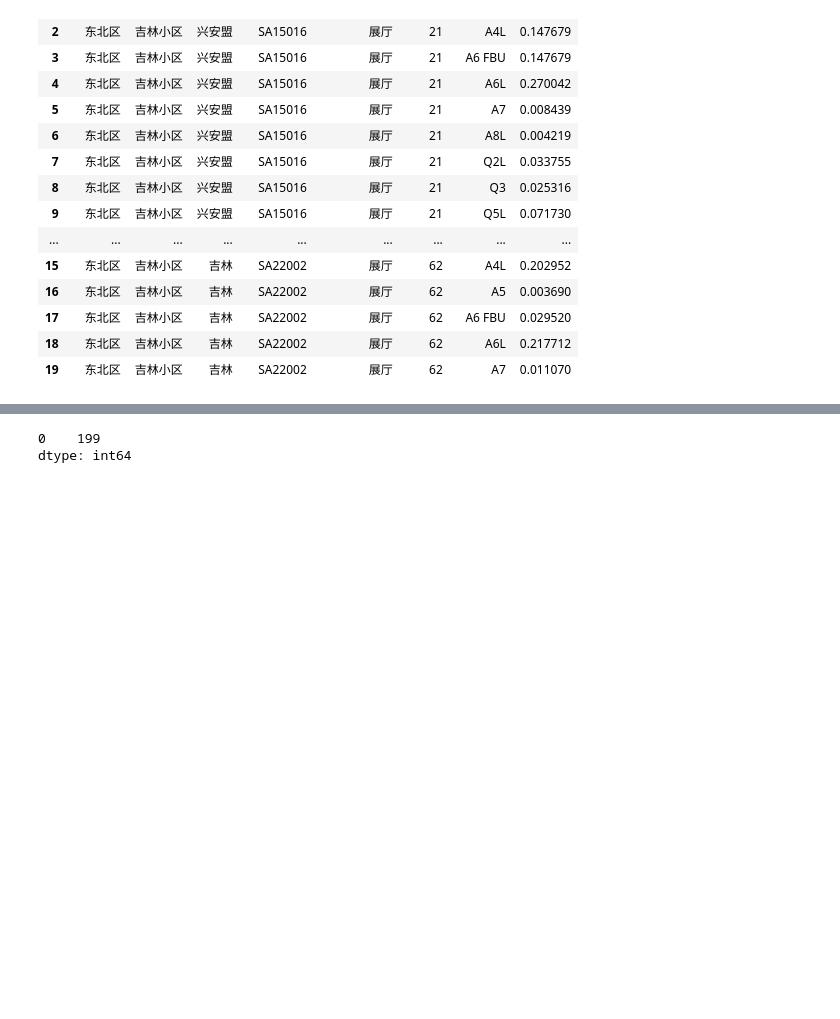
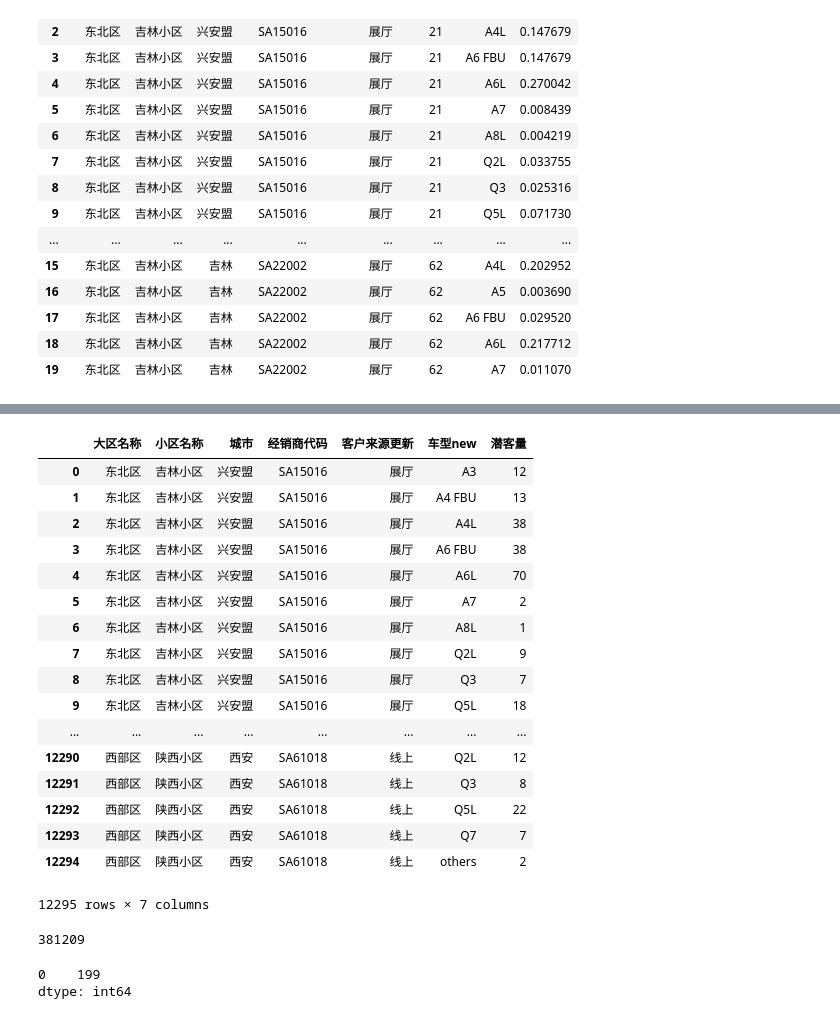
Before and after one commit to orinbai/notebook, a Jupyter notebook: missval.ipynb, the cells around one changed output, grey strips where cells are left out. Drawn from its saved outputs; the diff is of its cells as text; code cells hidden in the pictures; blank space fills up the shorter version.

```diff
--- a/missval.ipynb
+++ b/missval.ipynb
@@ -378,3 +300,28 @@ datatmp.head(200)
+# %%
+dataEsti.groupby(['大区名称', '小区名称', '城市', '经销商代码', '客户来源更新','车型new'])['潜客量'].sum().reset_index()
+# %% [output]
+|  | 大区名称 | 小区名称 | 城市 | 经销商代码 | 客户来源更新 | 车型new | 潜客量 |
+| 0 | 东北区 | 吉林小区 | 兴安盟 | SA15016 | 展厅 | A3 | 12 |
+| 1 | 东北区 | 吉林小区 | 兴安盟 | SA15016 | 展厅 | A4 FBU | 13 |
+| 2 | 东北区 | 吉林小区 | 兴安盟 | SA15016 | 展厅 | A4L | 38 |
+| 3 | 东北区 | 吉林小区 | 兴安盟 | SA15016 | 展厅 | A6 FBU | 38 |
+| 4 | 东北区 | 吉林小区 | 兴安盟 | SA15016 | 展厅 | A6L | 70 |
+| 5 | 东北区 | 吉林小区 | 兴安盟 | SA15016 | 展厅 | A7 | 2 |
+| 6 | 东北区 | 吉林小区 | 兴安盟 | SA15016 | 展厅 | A8L | 1 |
+| 7 | 东北区 | 吉林小区 | 兴安盟 | SA15016 | 展厅 | Q2L | 9 |
+| 8 | 东北区 | 吉林小区 | 兴安盟 | SA15016 | 展厅 | Q3 | 7 |
+| 9 | 东北区 | 吉林小区 | 兴安盟 | SA15016 | 展厅 | Q5L | 18 |
+| ... | ... | ... | ... | ... | ... | ... | ... |
+| 12290 | 西部区 | 陕西小区 | 西安 | SA61018 | 线上 | Q2L | 12 |
+| 12291 | 西部区 | 陕西小区 | 西安 | SA61018 | 线上 | Q3 | 8 |
+| 12292 | 西部区 | 陕西小区 | 西安 | SA61018 | 线上 | Q5L | 22 |
+| 12293 | 西部区 | 陕西小区 | 西安 | SA61018 | 线上 | Q7 | 7 |
+| 12294 | 西部区 | 陕西小区 | 西安 | SA61018 | 线上 | others | 2 |
+12295 rows × 7 columns
+# %%
+dataEsti['潜客量'].sum()
+# %% [output]
+381209
 # %%
 verifyDF = datatmp.groupby(['经销商代码', '客户来源更新', '潜客量'])['预计算真值'].sum().reset_index()
 # %%
```
Also changed, not shown: parts of 16 cells of this notebook.
